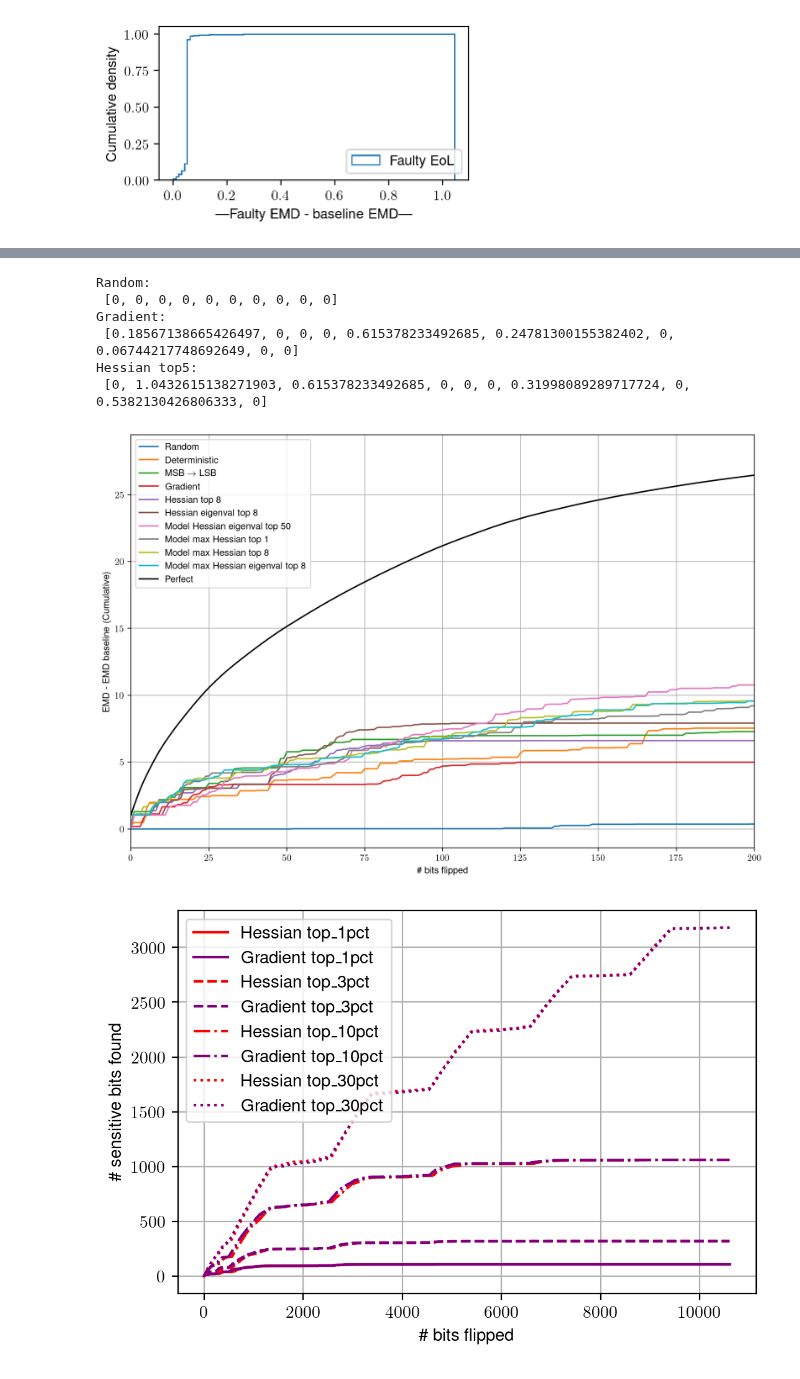
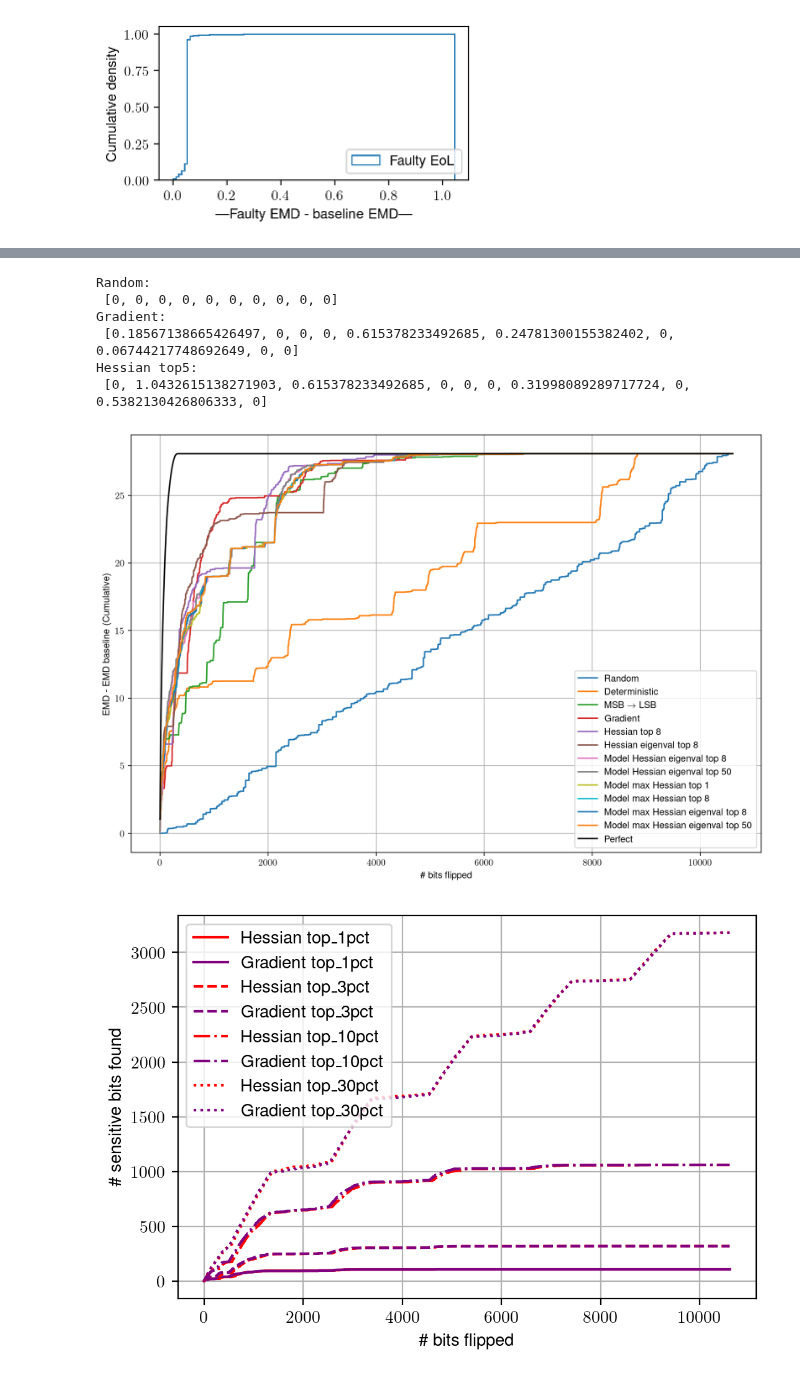
Before and after one commit to oliviaweng/fastml-science, a Jupyter notebook: sensor-data-compression/hessian-analysis/plot_paramater_ranking.ipynb, the cells around one changed output, grey strips where cells are left out. Saved outputs shown, nothing was run; the diff lists cells and outputs as text; code cells hidden in the pictures.

```diff
--- a/sensor-data-compression/hessian-analysis/plot_paramater_ranking.ipynb
+++ b/sensor-data-compression/hessian-analysis/plot_paramater_ranking.ipynb
@@ -240,6 +245,12 @@ model_max_hessian_rank_top1 = convert_param_ranking_to_bit_ranking(
     model_max_hess_rank_top1, model_max_hess_score_top1
 )
 
+# Parse (top 5) model-wide max hessian ranking (eigenvalue included) file
+model_max_hess_eigenval_rank_top5, model_max_hess_eigenval_score_top5 = parse_ranking_file('top5_hess_max_eigenval_ranking.txt')
+model_max_hessian_eigenval_rank_top5 = convert_param_ranking_to_bit_ranking(
+    model_max_hess_eigenval_rank_top5, model_max_hess_eigenval_score_top5
+)
+
 # Parse (top 8) model-wide max hessian ranking file
 model_max_hess_rank_top8, model_max_hess_score_top8 = parse_ranking_file('top8_hess_max_ranking.txt')
 model_max_hessian_rank_top8 = convert_param_ranking_to_bit_ranking(
@@ -250,16 +261,24 @@ model_max_hess_eigenval_rank_top8, model_max_hess_eigenval_score_top8 = parse_ra
 model_max_hessian_eigenval_rank_top8 = convert_param_ranking_to_bit_ranking(
     model_max_hess_eigenval_rank_top8, model_max_hess_eigenval_score_top8
 )
+# Parse (top 50) model-wide max hessian ranking (eigenvalue included) file
+model_max_hess_eigenval_rank_top50, model_max_hess_eigenval_score_top50 = parse_ranking_file('top50_hess_max_eigenval_ranking.txt')
+model_max_hessian_eigenval_rank_top50 = convert_param_ranking_to_bit_ranking(
+    model_max_hess_eigenval_rank_top50, model_max_hess_eigenval_score_top50
+)
+
+# Parse (top 8) model-wise sum hessian bitwise ranking (eigenvalue included) file
+model_sum_hess_eigenval_bitwise_rank_top8, model_sum_hess_eigenval_bitwise_score_top8 = parse_ranking_file('top8_hess_sum_eigenval_bit_ranking.txt')
 
 
 print(f"Hessian rank: {hessian_rank[:15]}")
-print(f"Hessian top 3 rank: {hessian_rank_top3[:15]}")
-print(f"Hessian top 5 rank: {hessian_rank_top5[:15]}")
-print(f"Hessian top 8 rank: {hessian_rank_top8[:15]}")
+# print(f"Hessian top 3 rank: {hessian_rank_top3[:15]}")
+# print(f"Hessian top 5 rank: {hessian_rank_top5[:15]}")
+# print(f"Hessian top 8 rank: {hessian_rank_top8[:15]}")
 print(f"Hessian top 8 eigenval rank: {hessian_eigenval_rank_top8[:15]}")
 print(f"Gradient rank: {gradient_rank[:15]}")
-print(f"Model-wide Hessian top 1 eigenval rank: {model_hessian_eigenval_rank_top1[:15]}")
-print(f"Model-wide Hessian top 8 eigenval rank: {model_hessian_eigenval_rank_top8[:15]}")
-print(f"Model-wide Hessian top 24 eigenval rank: {model_hessian_eigenval_rank_top24[:15]}")
+# print(f"Model-wide Hessian top 1 eigenval rank: {model_hessian_eigenval_rank_top1[:15]}")
+# print(f"Model-wide Hessian top 8 eigenval rank: {model_hessian_eigenval_rank_top8[:15]}")
+# print(f"Model-wide Hessian top 24 eigenval rank: {model_hessian_eigenval_rank_top24[:15]}")
 print(f"Model-wide Hessian top 50 eigenval rank: {model_hessian_eigenval_rank_top50[:15]}")
 # %% [output]
@@ -508,7 +548,9 @@ model_hessian_eigenval_top24_delta_emd = []
 model_hessian_eigenval_top50_delta_emd = []
 model_max_hessian_top1_delta_emd = []
 model_max_hessian_top8_delta_emd = []
+model_max_hessian_eigenval_top5_delta_emd = []
 model_max_hessian_eigenval_top8_delta_emd = []
+model_max_hessian_eigenval_top50_delta_emd = []
 bit_ordered_delta_emd = []
 deterministic_delta_emd = []
 perfect_delta_emd = []
@@ -560,9 +602,15 @@ for i in range(NUM_BITS):
     model_max_hessian_top8_idx = ground_truth_rank.index(model_max_hessian_rank_top8[i])
     delta_emd = ground_truth_emd[model_max_hessian_top8_idx] - AVG_EMD_BASELINE_EoL
     model_max_hessian_top8_delta_emd.append(delta_emd if delta_emd > 0 else 0)
+    model_max_hessian_eigenval_top5_idx = ground_truth_rank.index(model_max_hessian_eigenval_rank_top5[i])
+    delta_emd = ground_truth_emd[model_max_hessian_eigenval_top5_idx] - AVG_EMD_BASELINE_EoL
+    model_max_hessian_eigenval_top5_delta_emd.append(delta_emd if delta_emd > 0 else 0)
     model_max_hessian_eigenval_top8_idx = ground_truth_rank.index(model_max_hessian_eigenval_rank_top8[i])
     delta_emd = ground_truth_emd[model_max_hessian_eigenval_top8_idx] - AVG_EMD_BASELINE_EoL
     model_max_hessian_eigenval_top8_delta_emd.append(delta_emd if delta_emd > 0 else 0)
+    model_max_hessian_eigenval_top50_idx = ground_truth_rank.index(model_max_hessian_eigenval_rank_top50[i])
+    delta_emd = ground_truth_emd[model_max_hessian_eigenval_top50_idx] - AVG_EMD_BASELINE_EoL
+    model_max_hessian_eigenval_top50_delta_emd.append(delta_emd if delta_emd > 0 else 0)
 
 
 
@@ -589,43 +637,47 @@ model_hessian_eigenval_top50_delta_emd = np.cumsum(np.array(model_hessian_eigenv
 perfect_delta_emd = np.cumsum(np.array(perfect_delta_emd))
 model_max_hessian_top1_delta_emd = np.cumsum(np.array(model_max_hessian_top1_delta_emd))
 model_max_hessian_top8_delta_emd = np.cumsum(np.array(model_max_hessian_top8_delta_emd))
+model_max_hessian_eigenval_top5_delta_emd = np.cumsum(np.array(model_max_hessian_eigenval_top5_delta_emd))
 model_max_hessian_eigenval_top8_delta_emd = np.cumsum(np.array(model_max_hessian_eigenval_top8_delta_emd))
+model_max_hessian_eigenval_top50_delta_emd = np.cumsum(np.array(model_max_hessian_eigenval_top50_delta_emd))
 
 # print('Random:\n', random_delta_emd[:10])
 # print('Gradient:\n', grad_delta_emd[:10])
 # print('Hessian top5:\n', hessian_top5_delta_emd[:10])
 
 ax.plot(np.arange(NUM_BITS), random_delta_emd, label='Random')
 ax.plot(np.arange(NUM_BITS), deterministic_delta_emd, label='Deterministic')
 ax.plot(np.arange(NUM_BITS), bit_ordered_delta_emd, label=r'MSB $\rightarrow$ LSB')
 # ax.plot(np.arange(NUM_BITS), hessian_delta_emd, label='Hessian')
 ax.plot(np.arange(NUM_BITS), grad_delta_emd, label='Gradient')
 # ax.plot(np.arange(NUM_BITS), hessian_top3_delta_emd, label='Hessian top 3')
 # ax.plot(np.arange(NUM_BITS), hessian_top5_delta_emd, label='Hessian top 5')
 ax.plot(np.arange(NUM_BITS), hessian_top8_delta_emd, label='Hessian top 8')
 ax.plot(np.arange(NUM_BITS), hessian_eigenval_top8_delta_emd, label='Hessian eigenval top 8')
 # ax.plot(np.arange(NUM_BITS), model_hessian_eigenval_top1_delta_emd, label='Model Hessian eigenval top 1')
-# ax.plot(np.arange(NUM_BITS), model_hessian_eigenval_top8_delta_emd, label='Model Hessian eigenval top 8')
+ax.plot(np.arange(NUM_BITS), model_hessian_eigenval_top8_delta_emd, label='Model Hessian eigenval top 8')
 # ax.plot(np.arange(NUM_BITS), model_hessian_eigenval_top24_delta_emd, label='Model Hessian eigenval top 24')
 ax.plot(np.arange(NUM_BITS), model_hessian_eigenval_top50_delta_emd, label='Model Hessian eigenval top 50')
 ax.plot(np.arange(NUM_BITS), model_max_hessian_top1_delta_emd, label='Model max Hessian top 1')
 ax.plot(np.arange(NUM_BITS), model_max_hessian_top8_delta_emd, label='Model max Hessian top 8')
+# ax.plot(np.arange(NUM_BITS), model_max_hessian_eigenval_top5_delta_emd, label='Model max Hessian eigenval top 5')
 ax.plot(np.arange(NUM_BITS), model_max_hessian_eigenval_top8_delta_emd, label='Model max Hessian eigenval top 8')
+ax.plot(np.arange(NUM_BITS), model_max_hessian_eigenval_top50_delta_emd, label='Model max Hessian eigenval top 50')
 ax.plot(np.arange(NUM_BITS), perfect_delta_emd, color='black', label='Perfect')
 ax.set_xlabel('\# bits flipped')
 ax.set_ylabel('EMD - EMD baseline (Cumulative)')
 ax.legend()
 ax.grid()
-plt.xlim(0, 200)
-plt.savefig(f'plots/fault_sensitivity_ranking_delta_emd_xlim200.pdf', dpi=300, bbox_inches='tight')
+# plt.xlim(0, 1000)
+plt.savefig(f'plots/fault_sensitivity_ranking_delta_emd.pdf', dpi=300, bbox_inches='tight')
 # %% [output]
 Random:
  [0, 0, 0, 0, 0, 0, 0, 0, 0, 0]
 Gradient:
  [0.18567138665426497, 0, 0, 0, 0.615378233492685, 0.24781300155382402, 0, 0.06744217748692649, 0, 0]
 Hessian top5:
  [0, 1.0432615138271903, 0.615378233492685, 0, 0, 0, 0.31998089289717724, 0, 0.5382130426806333, 0]
-[figure, old version]
+[figure, new version]
 # %%
 # Compare 1pct, 3pct, 10pct, and 30pct searches for Hessian and gradient
 top_k_bit_indices = [top_1pct_bit_indices, top_3pct_bit_indices, top_10pct_bit_indices, top_30pct_bit_indices]
```
Also changed, not shown: parts of 3 cells of this notebook, 16 other files.
